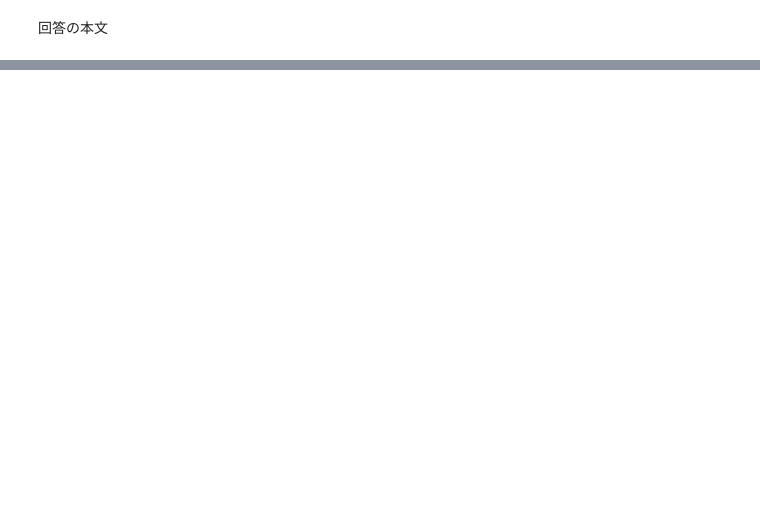
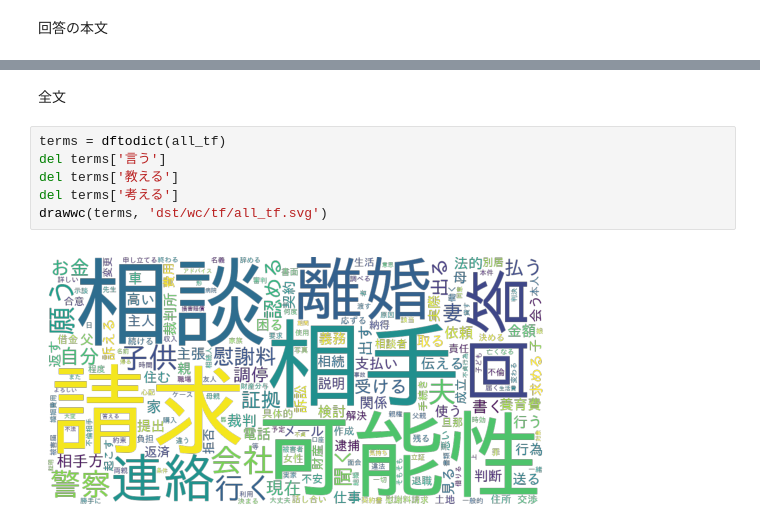
Before and after one commit to HotariTobu/Analysis-bengo4.com, a Jupyter notebook: wc/wc.ipynb, the cells around one changed output, grey strips where cells are left out. Cells and saved outputs as stored; diff of their text form; blank space fills up the shorter version.

```diff
--- a/wc/wc.ipynb
+++ b/wc/wc.ipynb
@@ -117,0 +97,10 @@ drawwc(ans_body_terms['回答本文'], 'dst/wc/ans_body_terms.svg')
+# %% [markdown]
+全文
+# %%
+terms = dftodict(all_tf)
+del terms['言う']
+del terms['教える']
+del terms['考える']
+drawwc(terms, 'dst/wc/tf/all_tf.svg')
+# %% [output]
+[figure, added]
```
Also changed, not shown: parts of 32 cells of this notebook.
